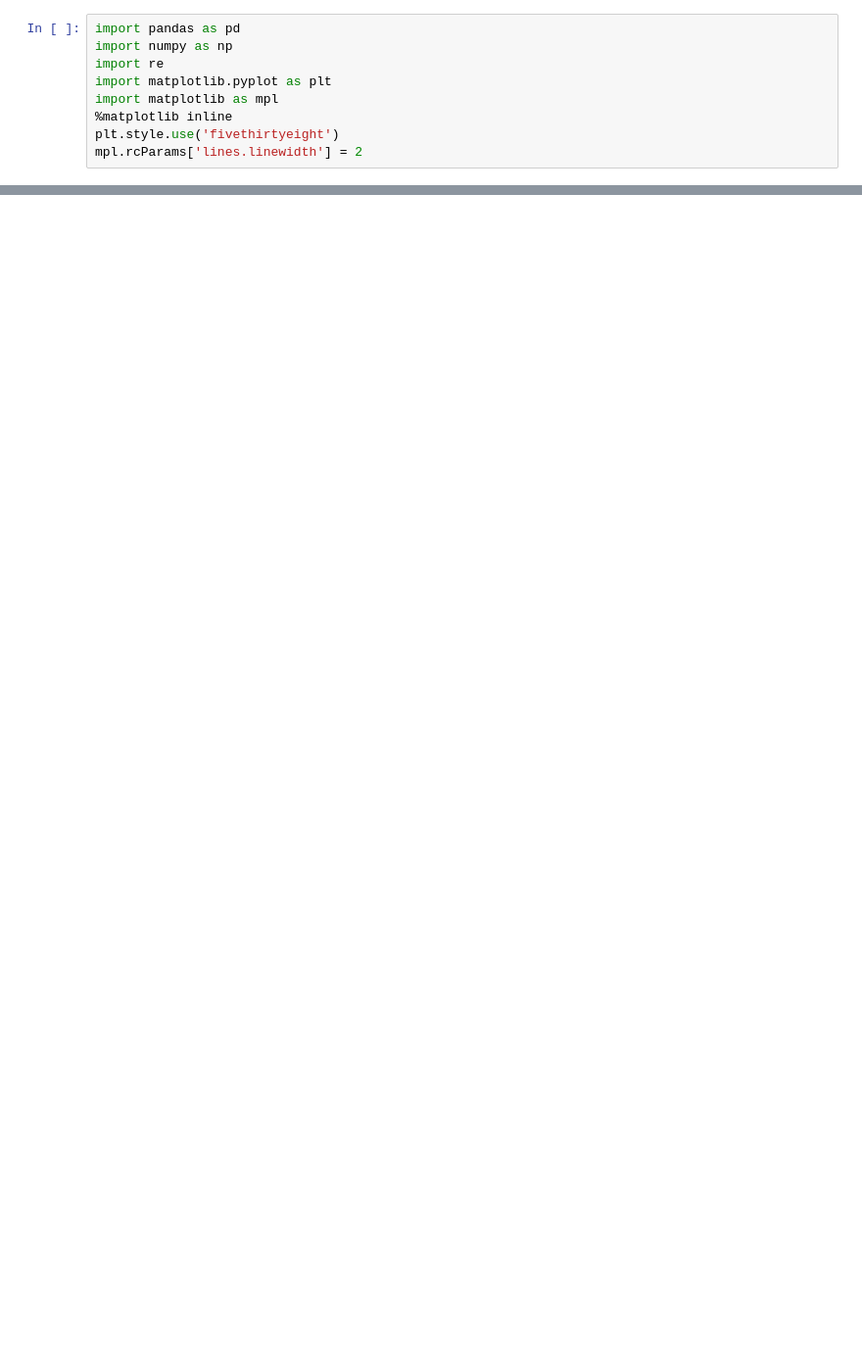
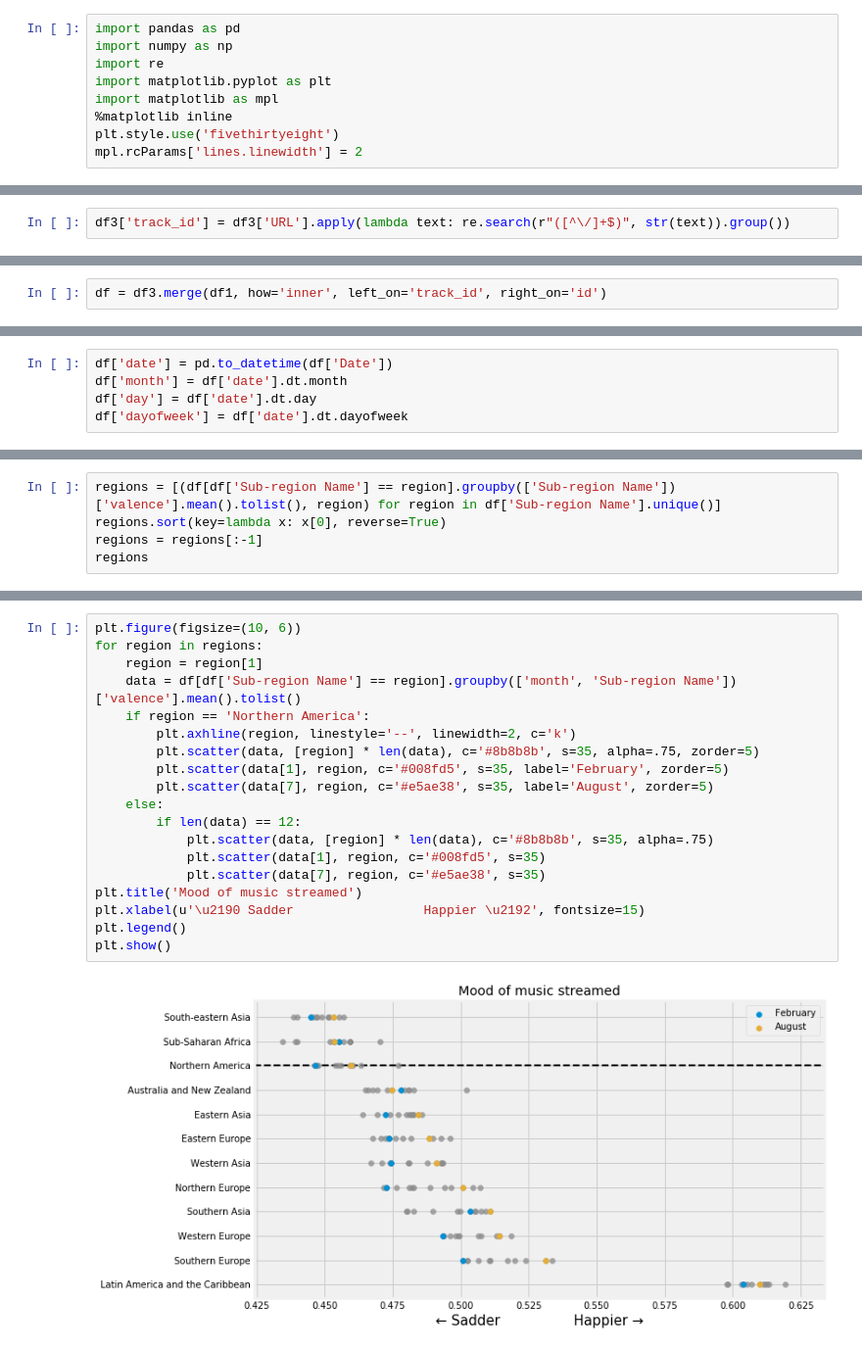
Before and after one commit to raffg/spotify_analysis, a Jupyter notebook: spotify_analysis.ipynb, the cells around one changed output, grey strips where cells are left out. Shown at 98% size. Cells and saved outputs as stored; diff of their text form; blank space fills up the shorter version.

```diff
--- a/spotify_analysis.ipynb
+++ b/spotify_analysis.ipynb
@@ -350,0 +82,2 @@ plt.show()
+# %%
+df3['track_id'] = df3['URL'].apply(lambda text: re.search(r"([^\/]+$)", str(text)).group())
@@ -350,0 +97,2 @@ plt.show()
+# %%
+df = df3.merge(df1, how='inner', left_on='track_id', right_on='id')
@@ -350,0 +103,5 @@ plt.show()
+# %%
+df['date'] = pd.to_datetime(df['Date'])
+df['month'] = df['date'].dt.month
+df['day'] = df['date'].dt.day
+df['dayofweek'] = df['date'].dt.dayofweek
@@ -350,0 +138,5 @@ plt.show()
+# %%
+regions = [(df[df['Sub-region Name'] == region].groupby(['Sub-region Name'])['valence'].mean().tolist(), region) for region in df['Sub-region Name'].unique()]
+regions.sort(key=lambda x: x[0], reverse=True)
+regions = regions[:-1]
+regions
@@ -350,0 +156,21 @@ plt.show()
+# %%
+plt.figure(figsize=(10, 6))
+for region in regions:
+    region = region[1]
+    data = df[df['Sub-region Name'] == region].groupby(['month', 'Sub-region Name'])['valence'].mean().tolist()
+    if region == 'Northern America':
+        plt.axhline(region, linestyle='--', linewidth=2, c='k')
+        plt.scatter(data, [region] * len(data), c='#8b8b8b', s=35, alpha=.75, zorder=5)
+        plt.scatter(data[1], region, c='#008fd5', s=35, label='February', zorder=5)
+        plt.scatter(data[7], region, c='#e5ae38', s=35, label='August', zorder=5)
+    else:
+        if len(data) == 12:
+            plt.scatter(data, [region] * len(data), c='#8b8b8b', s=35, alpha=.75)
+            plt.scatter(data[1], region, c='#008fd5', s=35)
+            plt.scatter(data[7], region, c='#e5ae38', s=35)
+plt.title('Mood of music streamed')
+plt.xlabel(u'\u2190 Sadder                 Happier \u2192', fontsize=15)
+plt.legend()
+plt.show()
+# %% [output]
+[figure, added]
```
Also changed, not shown: parts of 54 cells of this notebook, 11 other files.
